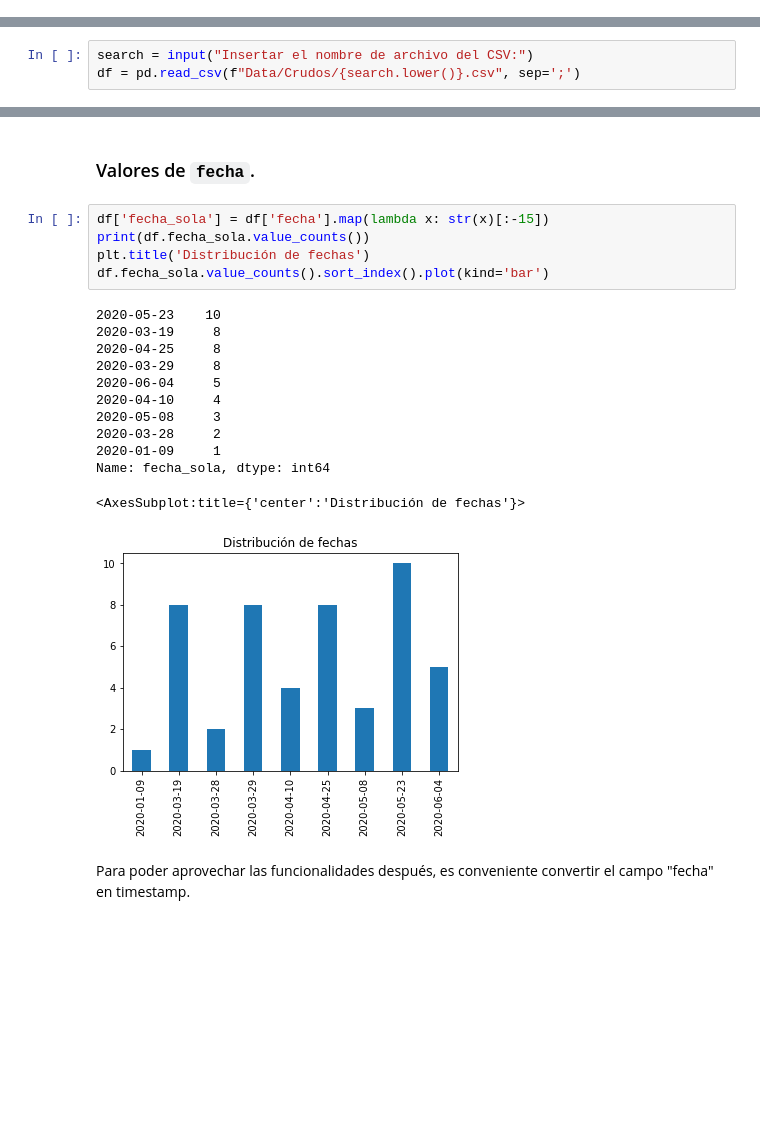
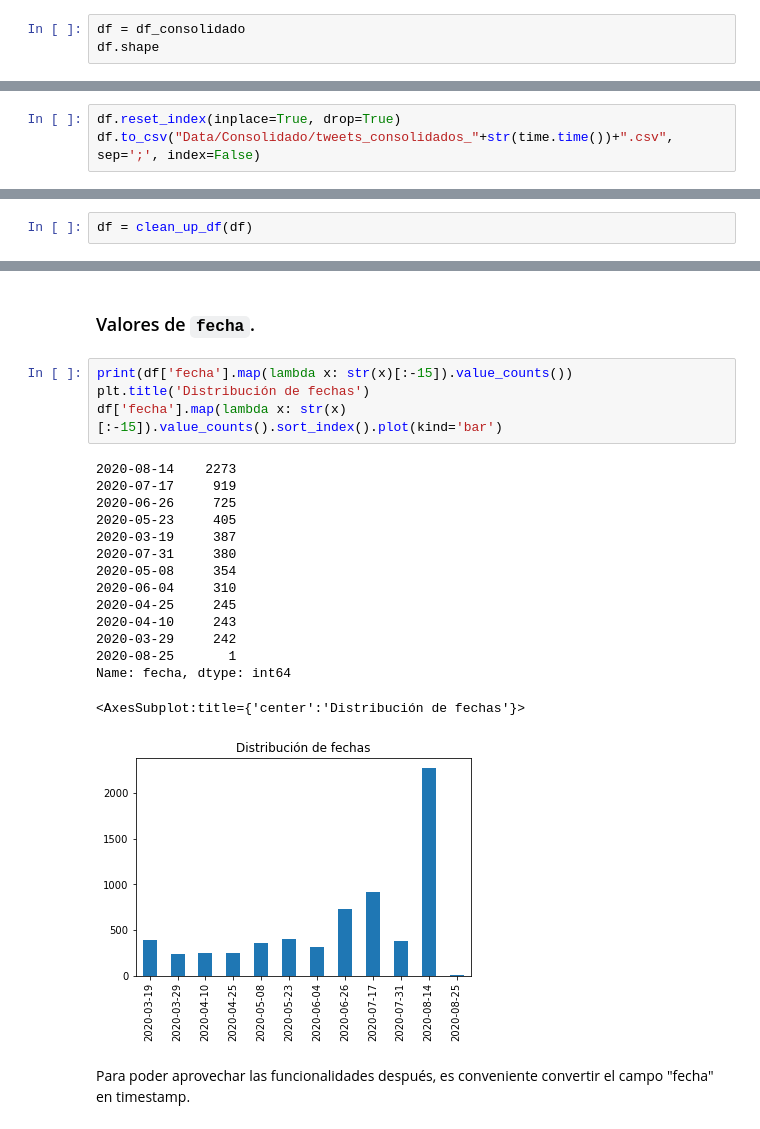
Before and after one commit to eugeperotti/tp_integrador, a Jupyter notebook: 1. Cuarentena Tweets - Dataset y EDA.ipynb, the cells around one changed output, grey strips where cells are left out. Cells and saved outputs as stored; diff of their text form; blank space fills up the shorter version.

```diff
--- a/1. Cuarentena Tweets - Dataset y EDA.ipynb
+++ b/1. Cuarentena Tweets - Dataset y EDA.ipynb
@@ -178,0 +434,3 @@ df.to_csv(ruta, sep=';', index=False)
+# %%
+df = df_consolidado
+df.shape
@@ -178,0 +443,3 @@ df.to_csv(ruta, sep=';', index=False)
+# %%
+df.reset_index(inplace=True, drop=True)
+df.to_csv("Data/Consolidado/tweets_consolidados_"+str(time.time())+".csv", sep=';', index=False)
@@ -180,6 +481,3 @@ df.to_csv(ruta, sep=';', index=False)
 # EDA.
 # %% [markdown]
 ## Revisando la forma del Dataset.
-# %%
-search = input("Insertar el nombre de archivo del CSV:")
-df = pd.read_csv(f"Data/Crudos/{search.lower()}.csv", sep=';')
@@ -187,0 +484,2 @@ Insertar el nombre de archivo del CSV: tweets_crudos_1598365580.0815477
+# %%
+df = clean_up_df(df)
@@ -287,23 +585,25 @@ Name: ubicacion, dtype: int64
 # %% [markdown]
 ### Valores de `fecha`.
 # %%
-df['fecha_sola'] = df['fecha'].map(lambda x: str(x)[:-15])
-print(df.fecha_sola.value_counts())
+print(df['fecha'].map(lambda x: str(x)[:-15]).value_counts())
 plt.title('Distribución de fechas')
-df.fecha_sola.value_counts().sort_index().plot(kind='bar')
+df['fecha'].map(lambda x: str(x)[:-15]).value_counts().sort_index().plot(kind='bar')
 # %% [output]
-2020-05-23    10
-2020-03-19     8
-2020-04-25     8
-2020-03-29     8
-2020-06-04     5
-2020-04-10     4
-2020-05-08     3
-2020-03-28     2
-2020-01-09     1
-Name: fecha_sola, dtype: int64
+2020-08-14    2273
+2020-07-17     919
+2020-06-26     725
+2020-05-23     405
+2020-03-19     387
+2020-07-31     380
+2020-05-08     354
+2020-06-04     310
+2020-04-25     245
+2020-04-10     243
+2020-03-29     242
+2020-08-25       1
+Name: fecha, dtype: int64
 <AxesSubplot:title={'center':'Distribución de fechas'}>
-[figure, old version]
+[figure, new version]
 # %% [markdown]
 Para poder aprovechar las funcionalidades después, es conveniente convertir el campo "fecha" en timestamp.
 # %%
```
Also changed, not shown: parts of 136 cells of this notebook, 27 other files.
